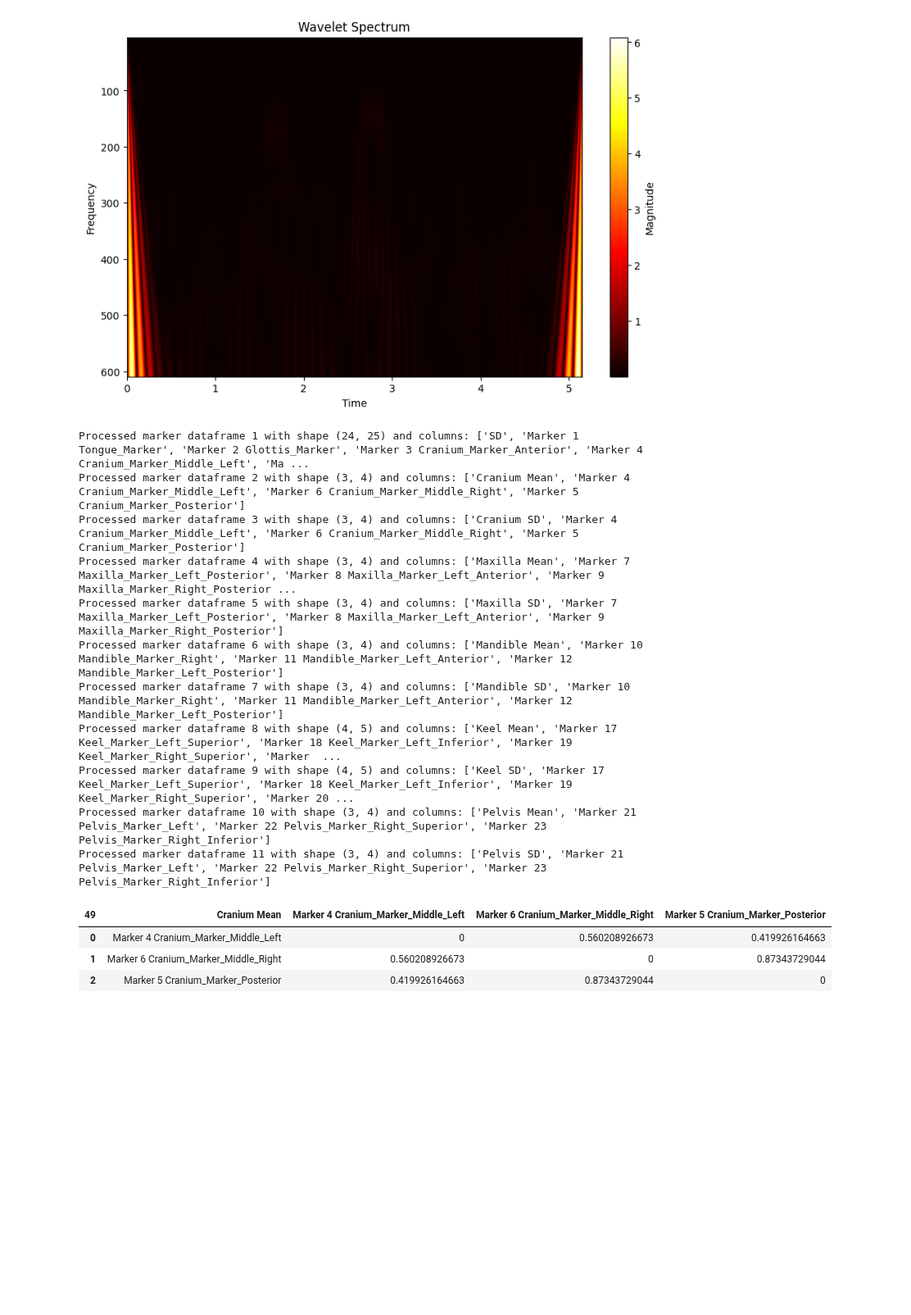
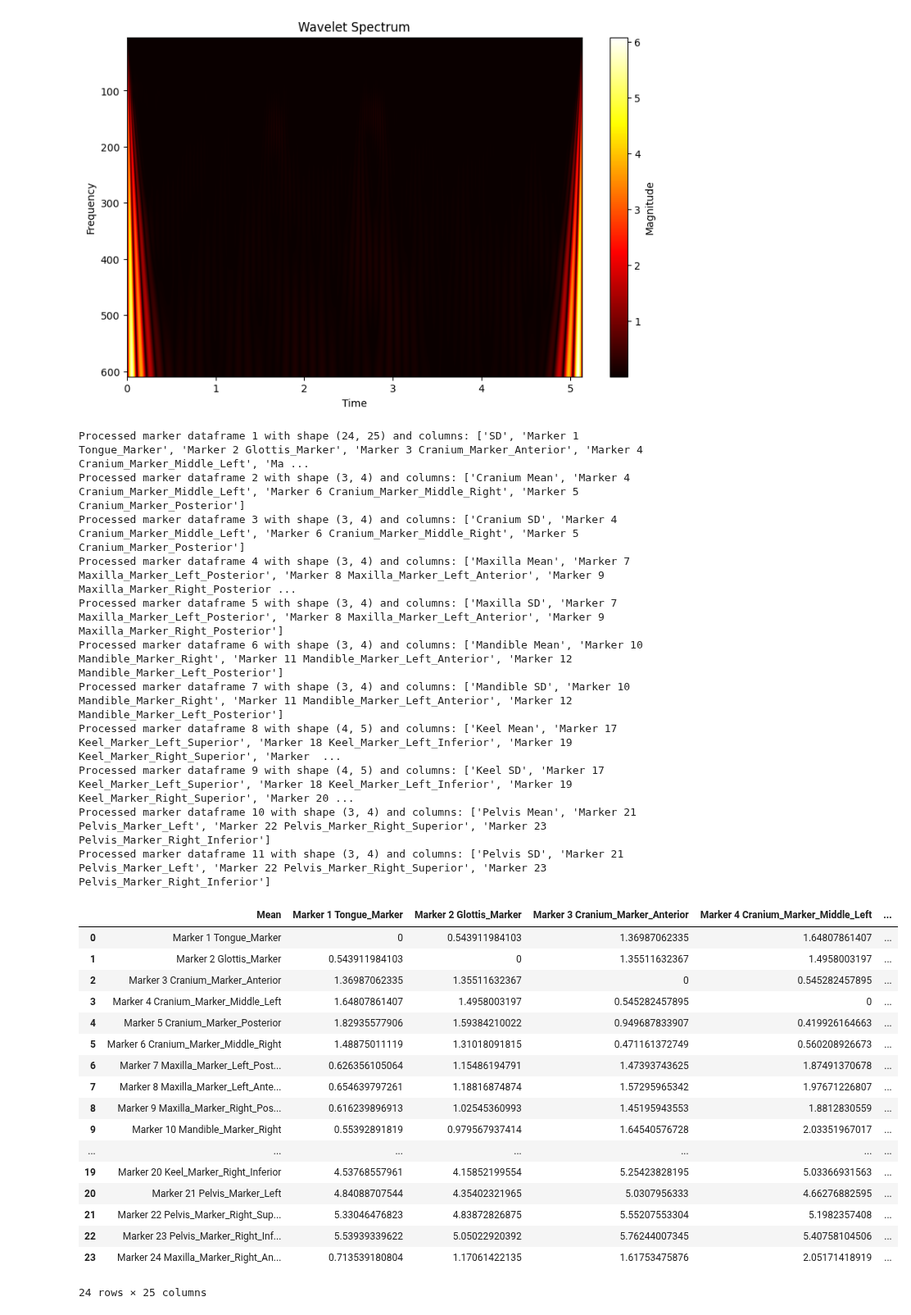
Before and after one commit to tcmarino8/BirdSongs-MNHN, a Jupyter notebook: Testing/Code-Testing/basic_distance_analysis.ipynb, the cells around one changed output. Shown at 82% size. Saved outputs shown, nothing was run; the diff lists cells and outputs as text; code cells hidden in the pictures; blank space fills up the shorter version.

```diff
--- a/Testing/Code-Testing/basic_distance_analysis.ipynb
+++ b/Testing/Code-Testing/basic_distance_analysis.ipynb
@@ -199,7 +199,7 @@ plot_wavelet_spectrum(plotted, dt=1/750)
 # %% [output]
 [figure]
 # %%
-marker_distances = pd.read_csv('Marker-Marker-Distances.csv')
+marker_distances = pd.read_csv('../Canaries-Test/Data/Marker-Marker-Distances.csv')
 sd = marker_distances[marker_distances['Mean'] == 'SD']
 
 # mean_marker_distances = marker_distances[marker_distances['Mean'] > marker_distances[marker_distances['Mean'] == 'SD'].index[0]]
@@ -214,24 +214,24 @@ new_dataset_marks = marker_distances[marker_distances['Mean'].str.contains('SD|M
 for i in range(len(new_dataset_marks)):
     if i <= 1:
         start_idx = 0
-        end_idx = new_dataset_marks[i]
-        alternative_datasets[0] = marker_distances.loc[start_idx:end_idx]
-        dropna_cols = alternative_datasets[0].columns[alternative_datasets[0].isna().all()]
-        alternative_datasets[0] = alternative_datasets[0].drop(columns=dropna_cols)
+        end_idx = new_dataset_marks[0]
+        alternative_datasets['Mean'] = marker_distances.loc[start_idx:end_idx-1]
+        dropna_cols = alternative_datasets['Mean'].columns[alternative_datasets['Mean'].isna().all()]
+        alternative_datasets['Mean'] = alternative_datasets['Mean'].drop(columns=dropna_cols)
 
     start_idx = new_dataset_marks[i]
     end_idx = new_dataset_marks[i + 1] if i + 1 < len(new_dataset_marks) else None
     end_idx = end_idx - 1 if end_idx is not None else None
-    alternative_datasets[i] = marker_distances.loc[start_idx:end_idx]
-    alternative_datasets[i].columns = alternative_datasets[i].iloc[0]
-    alternative_datasets[i] = alternative_datasets[i].drop(alternative_datasets[i].index[0])
-    reset_index = alternative_datasets[i].index.astype(int) - alternative_datasets[i].index.astype(int).min()
-    alternative_datasets[i].index = reset_index
-    dropna_cols = alternative_datasets[i].columns[alternative_datasets[i].isna().all()]
-    alternative_datasets[i] = alternative_datasets[i].drop(columns=dropna_cols)
+    dataset = marker_distances.loc[start_idx:end_idx]
+    dataset.columns = dataset.iloc[0]
+    dataset = dataset.drop(dataset.index[0])
+    reset_index = dataset.index.astype(int) - dataset.index.astype(int).min()
+    dataset.index = reset_index
+    dropna_cols = dataset.columns[dataset.isna().all()]
+    dataset = dataset.drop(columns=dropna_cols)
+    alternative_datasets[dataset.columns[0]] = dataset
 
-    print(f"Processed marker dataframe {i+1} with shape {alternative_datasets[i].shape} and columns: {alternative_datasets[i].columns.tolist()}")
-alternative_datasets[1].head()
+    print(f"Processed marker dataframe {i+1} with shape {alternative_datasets[dataset.columns[0]].shape} and columns: {alternative_datasets[dataset.columns[0]].columns.tolist()}")
 # %% [output]
 Processed marker dataframe 1 with shape (24, 25) and columns: ['SD', 'Marker 1 Tongue_Marker', 'Marker 2 Glottis_Marker', 'Marker 3 Cranium_Marker_Anterior', 'Marker 4 Cranium_Marker_Middle_Left', 'Ma ...
 Processed marker dataframe 2 with shape (3, 4) and columns: ['Cranium Mean', 'Marker 4 Cranium_Marker_Middle_Left', 'Marker 6 Cranium_Marker_Middle_Right', 'Marker 5 Cranium_Marker_Posterior']
@@ -244,8 +244,25 @@ Processed marker dataframe 8 with shape (4, 5) and columns: ['Keel Mean', 'Marke
 Processed marker dataframe 9 with shape (4, 5) and columns: ['Keel SD', 'Marker 17 Keel_Marker_Left_Superior', 'Marker 18 Keel_Marker_Left_Inferior', 'Marker 19 Keel_Marker_Right_Superior', 'Marker 20 ...
 Processed marker dataframe 10 with shape (3, 4) and columns: ['Pelvis Mean', 'Marker 21 Pelvis_Marker_Left', 'Marker 22 Pelvis_Marker_Right_Superior', 'Marker 23 Pelvis_Marker_Right_Inferior']
 Processed marker dataframe 11 with shape (3, 4) and columns: ['Pelvis SD', 'Marker 21 Pelvis_Marker_Left', 'Marker 22 Pelvis_Marker_Right_Superior', 'Marker 23 Pelvis_Marker_Right_Inferior']
-| 49 | Cranium Mean | Marker 4 Cranium_Marker_Middle_Left | Marker 6 Cranium_Marker_Middle_Right | Marker 5 Cranium_Marker_Posterior |
-| 0 | Marker 4 Cranium_Marker_Middle_Left | 0 | 0.560208926673 | 0.419926164663 |
-| 1 | Marker 6 Cranium_Marker_Middle_Right | 0.560208926673 | 0 | 0.87343729044 |
-| 2 | Marker 5 Cranium_Marker_Posterior | 0.419926164663 | 0.87343729044 | 0 |
+# %%
+alternative_datasets['Mean']
+# %% [output]
+|  | Mean | Marker 1 Tongue_Marker | Marker 2 Glottis_Marker | Marker 3 Cranium_Marker_Anterior | Marker 4 Cranium_Marker_Middle_Left | ... |
+| 0 | Marker 1 Tongue_Marker | 0 | 0.543911984103 | 1.36987062335 | 1.64807861407 | ... |
+| 1 | Marker 2 Glottis_Marker | 0.543911984103 | 0 | 1.35511632367 | 1.4958003197 | ... |
+| 2 | Marker 3 Cranium_Marker_Anterior | 1.36987062335 | 1.35511632367 | 0 | 0.545282457895 | ... |
+| 3 | Marker 4 Cranium_Marker_Middle_Left | 1.64807861407 | 1.4958003197 | 0.545282457895 | 0 | ... |
+| 4 | Marker 5 Cranium_Marker_Posterior | 1.82935577906 | 1.59384210022 | 0.949687833907 | 0.419926164663 | ... |
+| 5 | Marker 6 Cranium_Marker_Middle_Right | 1.48875011119 | 1.31018091815 | 0.471161372749 | 0.560208926673 | ... |
+| 6 | Marker 7 Maxilla_Marker_Left_Post... | 0.626356105064 | 1.15486194791 | 1.47393743625 | 1.87491370678 | ... |
+| 7 | Marker 8 Maxilla_Marker_Left_Ante... | 0.654639797261 | 1.18816874874 | 1.57295965342 | 1.97671226807 | ... |
+| 8 | Marker 9 Maxilla_Marker_Right_Pos... | 0.616239896913 | 1.02545360993 | 1.45195943553 | 1.8812830559 | ... |
+| 9 | Marker 10 Mandible_Marker_Right | 0.55392891819 | 0.979567937414 | 1.64540576728 | 2.03351967017 | ... |
+| ... | ... | ... | ... | ... | ... | ... |
+| 19 | Marker 20 Keel_Marker_Right_Inferior | 4.53768557961 | 4.15852199554 | 5.25423828195 | 5.03366931563 | ... |
+| 20 | Marker 21 Pelvis_Marker_Left | 4.84088707544 | 4.35402321965 | 5.0307956333 | 4.66276882595 | ... |
+| 21 | Marker 22 Pelvis_Marker_Right_Sup... | 5.33046476823 | 4.83872826875 | 5.55207553304 | 5.1982357408 | ... |
+| 22 | Marker 23 Pelvis_Marker_Right_Inf... | 5.53939339622 | 5.05022920392 | 5.76244007345 | 5.40758104506 | ... |
+| 23 | Marker 24 Maxilla_Marker_Right_An... | 0.713539180804 | 1.17061422135 | 1.61753475876 | 2.05171418919 | ... |
+24 rows × 25 columns
 # %%
```
Also changed, not shown: parts of 5 cells of this notebook.
